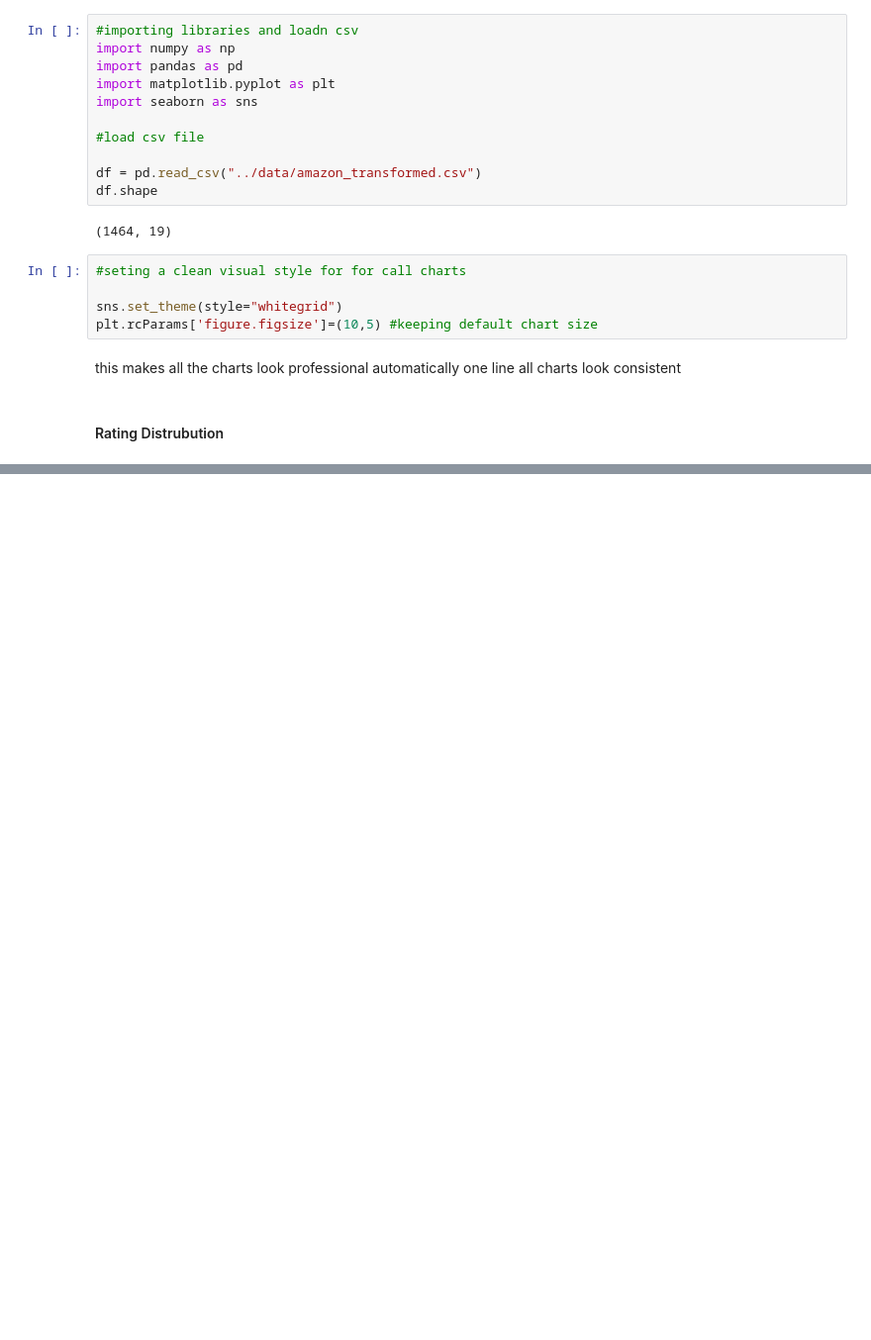
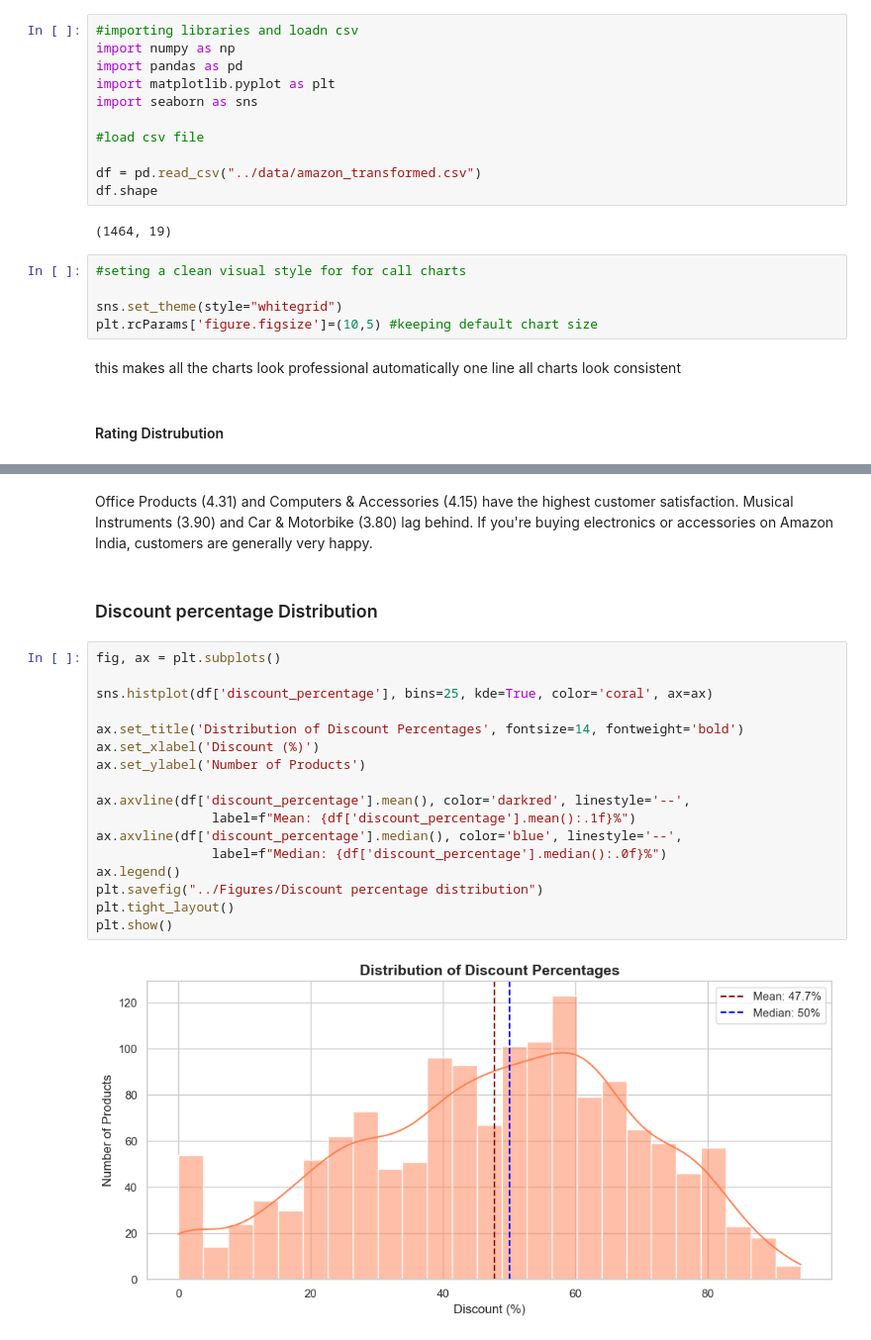
Before and after one commit to suzzzel5/Amazon-sales-insights, a Jupyter notebook: notebooks/03_eda_visualization.ipynb, the cells around one changed output, grey strips where cells are left out. Shown at 99% size. Cells and saved outputs as stored; diff of their text form; blank space fills up the shorter version.

```diff
--- a/notebooks/03_eda_visualization.ipynb
+++ b/notebooks/03_eda_visualization.ipynb
@@ -26,0 +88,23 @@ this makes all the charts look professional automatically one line all charts lo
+# %% [markdown]
+Office Products (4.31) and Computers & Accessories (4.15) have the highest customer satisfaction. Musical Instruments (3.90) and Car & Motorbike (3.80) lag behind. If you're buying electronics or accessories on Amazon India, customers are generally very happy.
+# %% [markdown]
+### Discount percentage Distribution
+# %%
+fig, ax = plt.subplots()
+
+sns.histplot(df['discount_percentage'], bins=25, kde=True, color='coral', ax=ax)
+
+ax.set_title('Distribution of Discount Percentages', fontsize=14, fontweight='bold')
+ax.set_xlabel('Discount (%)')
+ax.set_ylabel('Number of Products')
+
+ax.axvline(df['discount_percentage'].mean(), color='darkred', linestyle='--',
+               label=f"Mean: {df['discount_percentage'].mean():.1f}%")
+ax.axvline(df['discount_percentage'].median(), color='blue', linestyle='--',
+               label=f"Median: {df['discount_percentage'].median():.0f}%")
+ax.legend()
+plt.savefig("../Figures/Discount percentage distribution")
+plt.tight_layout()
+plt.show()
+# %% [output]
+[figure, added]
```
Also changed, not shown: parts of 33 cells of this notebook.
